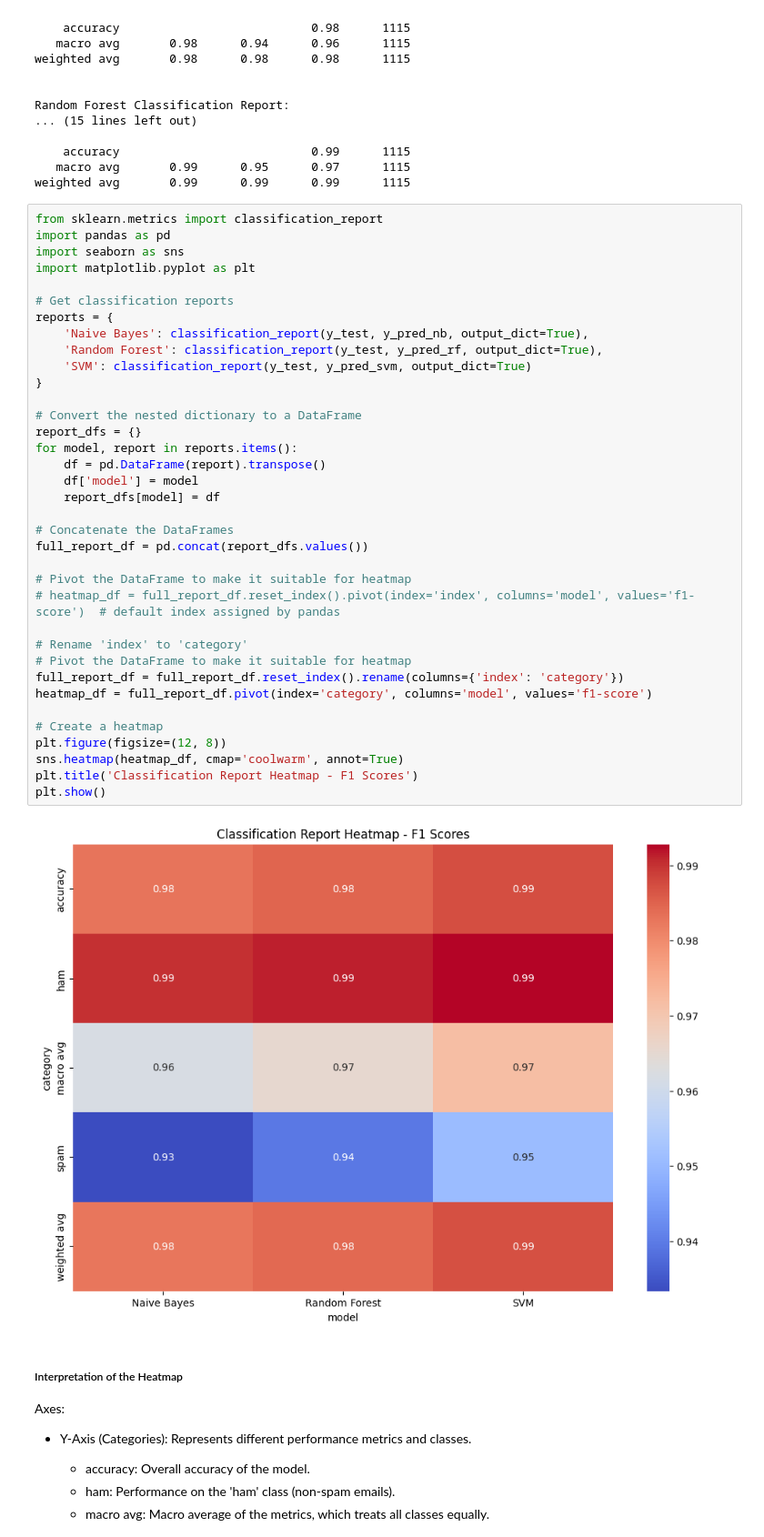
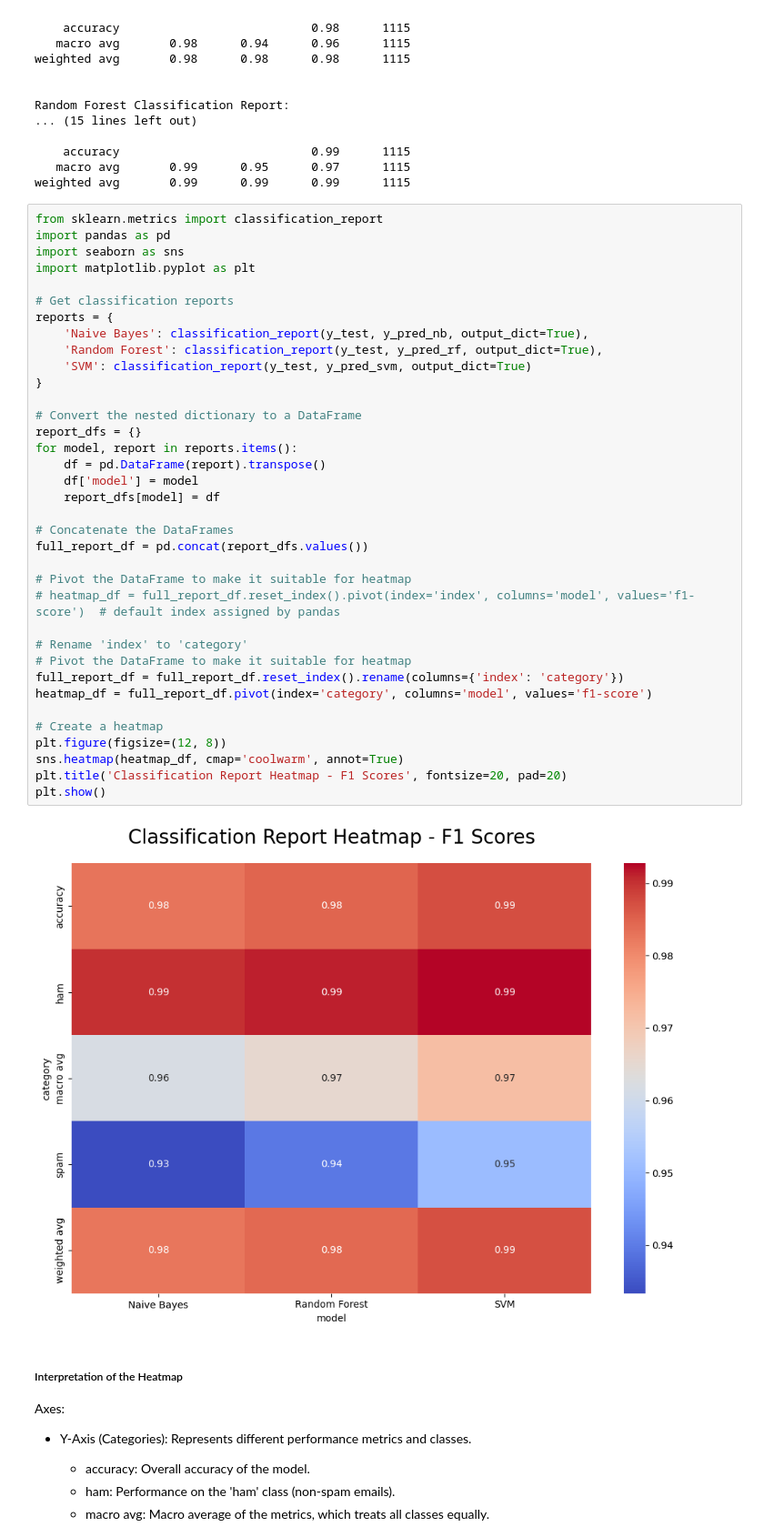
Before and after one commit to enduringwriter/Artificial_Intelligence_COMSC_150AI, a Jupyter notebook: As11_NLP_SPAM_v_HAM_Email_Classification/as_nlp_spam-2_Keith_Stateson.ipynb, the cells around one changed output. Shown at 91% size. Cells and saved outputs as stored; diff of their text form.

```diff
--- a/As11_NLP_SPAM_v_HAM_Email_Classification/as_nlp_spam-2_Keith_Stateson.ipynb
+++ b/As11_NLP_SPAM_v_HAM_Email_Classification/as_nlp_spam-2_Keith_Stateson.ipynb
@@ -494,35 +498,35 @@ import matplotlib.pyplot as plt
 # Get classification reports
 reports = {
     'Naive Bayes': classification_report(y_test, y_pred_nb, output_dict=True),
     'Random Forest': classification_report(y_test, y_pred_rf, output_dict=True),
     'SVM': classification_report(y_test, y_pred_svm, output_dict=True)
 }
 
 # Convert the nested dictionary to a DataFrame
 report_dfs = {}
 for model, report in reports.items():
     df = pd.DataFrame(report).transpose()
     df['model'] = model
     report_dfs[model] = df
 
 # Concatenate the DataFrames
 full_report_df = pd.concat(report_dfs.values())
 
 # Pivot the DataFrame to make it suitable for heatmap
 # heatmap_df = full_report_df.reset_index().pivot(index='index', columns='model', values='f1-score')  # default index assigned by pandas
 
 # Rename 'index' to 'category'
 # Pivot the DataFrame to make it suitable for heatmap
 full_report_df = full_report_df.reset_index().rename(columns={'index': 'category'})
 heatmap_df = full_report_df.pivot(index='category', columns='model', values='f1-score')
 
 # Create a heatmap
 plt.figure(figsize=(12, 8))
 sns.heatmap(heatmap_df, cmap='coolwarm', annot=True)
-plt.title('Classification Report Heatmap - F1 Scores')
+plt.title('Classification Report Heatmap - F1 Scores', fontsize=20, pad=20)
 plt.show()
 # %% [output]
-[figure, old version]
+[figure, new version]
 # %% [markdown]
 ##### Interpretation of the Heatmap
 
```
Also changed, not shown: parts of 7 cells of this notebook, 1 other file.
